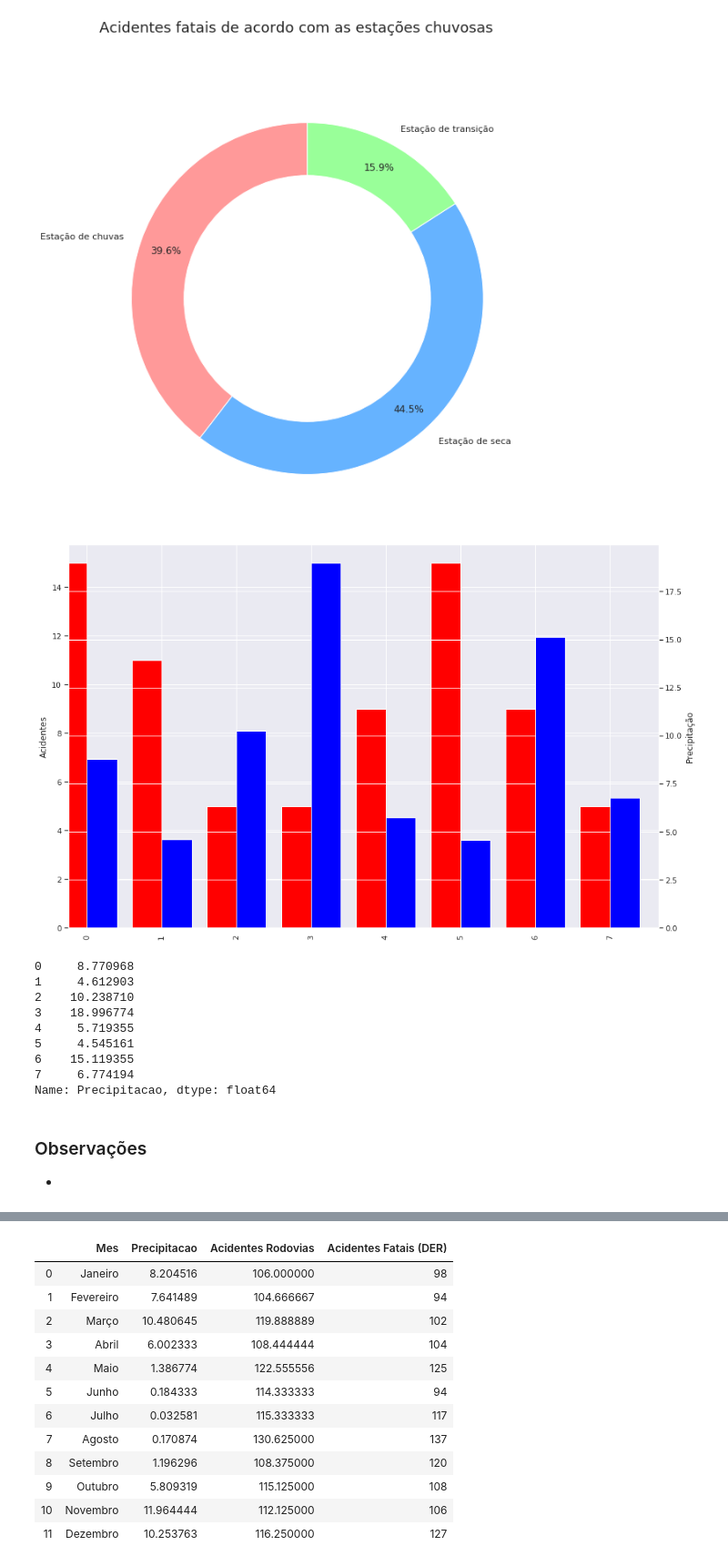
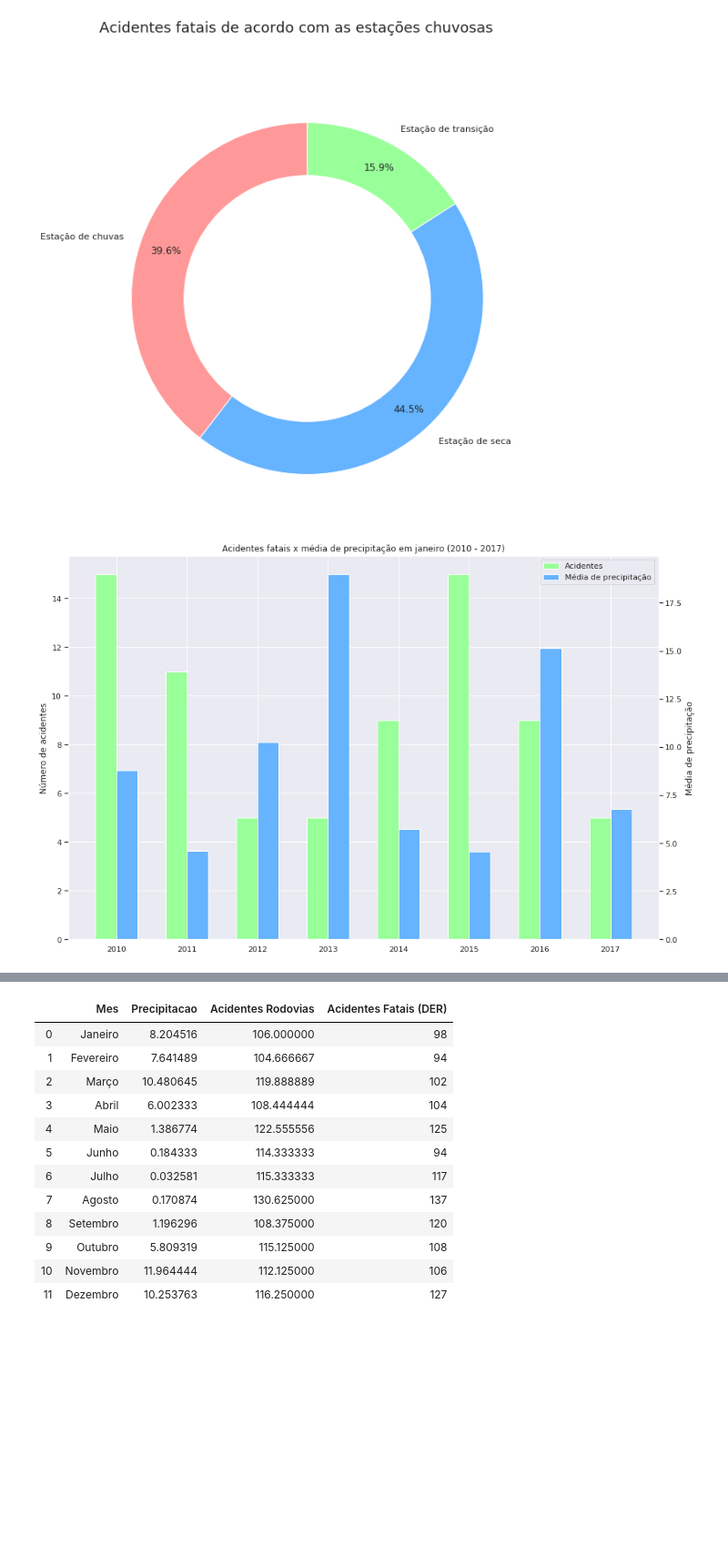
Before and after one commit to IagoCarvalho/tcc_scripts, a Jupyter notebook: QP02-Analysis.ipynb, the cells around one changed output, grey strips where cells are left out. Shown at 91% size. Cells and saved outputs as stored; diff of their text form; code cells hidden in the pictures; blank space fills up the shorter version.

```diff
--- a/QP02-Analysis.ipynb
+++ b/QP02-Analysis.ipynb
@@ -426,6 +428,38 @@ def conta_acidentes_estacao(lista_meses):
     acidentes = df_acidentes_fatais_2008_2017.loc[df_acidentes_fatais_2008_2017['Mes'].isin(lista_meses)].count()
 
     return acidentes['Natureza']
+# %%
+def compara_acidentes_precipitacao(num_mes, nome_mes, antes_agosto=True):
+    if antes_agosto:
+        drop = [8, 9]
+    else:
+        drop = 8
+
+    acidentes_mes = df_acidentes_fatais_2008_2017.loc[df_acidentes_fatais_2008_2017['Mes'] == num_mes]
+    acidentes_mes = acidentes_mes.groupby('Ano').count().reset_index()
+    acidentes_mes = acidentes_mes.drop([0, 1]).reset_index(drop=True)
+    precipitacao_mes = df_meteorologia_2010_2019.loc[df_meteorologia_2010_2019['Mes'] == num_mes]
+    precipitacao_mes = precipitacao_mes.groupby('Ano').mean().reset_index()
+    precipitacao_mes = precipitacao_mes.drop([8, 9]).reset_index(drop=True)
+
+    x = np.arange(8)
+    ax1 = plt.subplot(1,1,1)
+    w = 0.3
+    # Barras dos acidentes
+    plt.xticks(x + w/2, acidentes_mes['Ano'], rotation='horizontal')
+    acidentes = ax1.bar(x, acidentes_mes['Data'], width=w, color='#99ff99', align='center')
+    ax1.set_ylabel('Número de acidentes')
+    # Compartilhamento do eixo x
+    ax2 = ax1.twinx()
+    # Barras da média de precipitação
+    precipitacao = ax2.bar(x + w, precipitacao_mes['Precipitacao'] , width=w,color='#66b3ff',align='center')
+    ax2.set_ylabel('Média de precipitação')
+    ax2.grid(False)
+
+    ax2.set_xlabel('Ano')
+    plt.title('Acidentes fatais x média de precipitação em ' + nome_mes + ' (2010 - 2017)')
+    plt.legend([acidentes, precipitacao],['Acidentes', 'Média de precipitação'])
+    plt.show()
 # %%
 df_acidentes_fatais_2008_2017['Data'] = pd.to_datetime(df_acidentes_fatais_2008_2017['Data'], dayfirst=True)
 df_acidentes_fatais_2008_2017['Mes'] = df_acidentes_fatais_2008_2017['Data'].dt.month
@@ -469,42 +503,7 @@ fig.suptitle("Acidentes fatais de acordo com as estações chuvosas", fontsize=1
 plt.show()
 # %% [output]
 [figure]
-# %%
-acidentes_janeiro = df_acidentes_fatais_2008_2017.loc[df_acidentes_fatais_2008_2017['Mes'] == 1]
-acidentes_janeiro = acidentes_janeiro.groupby('Ano').count().reset_index()
-acidentes_janeiro = acidentes_janeiro.drop([0, 1]).reset_index(drop=True)
-precipitacao_janeiro = df_meteorologia_2010_2019.loc[df_meteorologia_2010_2019['Mes'] == 1]
-precipitacao_janeiro = precipitacao_janeiro.groupby('Ano').mean().reset_index()
-precipitacao_janeiro = precipitacao_janeiro.drop([8, 9]).reset_index(drop=True)
-
-fig = plt.figure() # Create matplotlib figure
-
-ax = fig.add_subplot(111) # Create matplotlib axes
-ax2 = ax.twinx() # Create another axes that shares the same x-axis as ax.
-
-width = 0.4
-
-acidentes_janeiro.Data.plot(kind='bar', color='red', ax=ax, width=width, position=1)
-precipitacao_janeiro.Precipitacao.plot(kind='bar', color='blue', ax=ax2, width=width, position=0)
-
-ax.set_ylabel('Acidentes')
-ax2.set_ylabel('Precipitação')
-
-plt.show()
-# %% [output]
-[figure, removed]
-# %%
-precipitacao_janeiro.Precipitacao
-# %% [output]
-0     8.770968
-1     4.612903
-2    10.238710
-3    18.996774
-4     5.719355
-5     4.545161
-6    15.119355
-7     6.774194
-Name: Precipitacao, dtype: float64
-# %% [markdown]
-### Observações
--
+# %%
+compara_acidentes_precipitacao(num_mes=1, nome_mes='janeiro')
+# %% [output]
+[figure, added]
```
Also changed, not shown: parts of 9 cells of this notebook.
